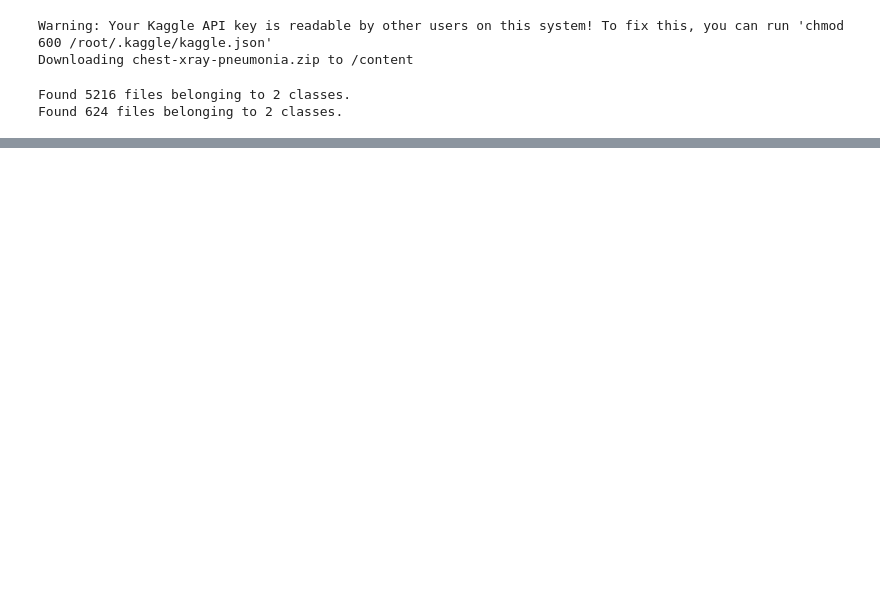
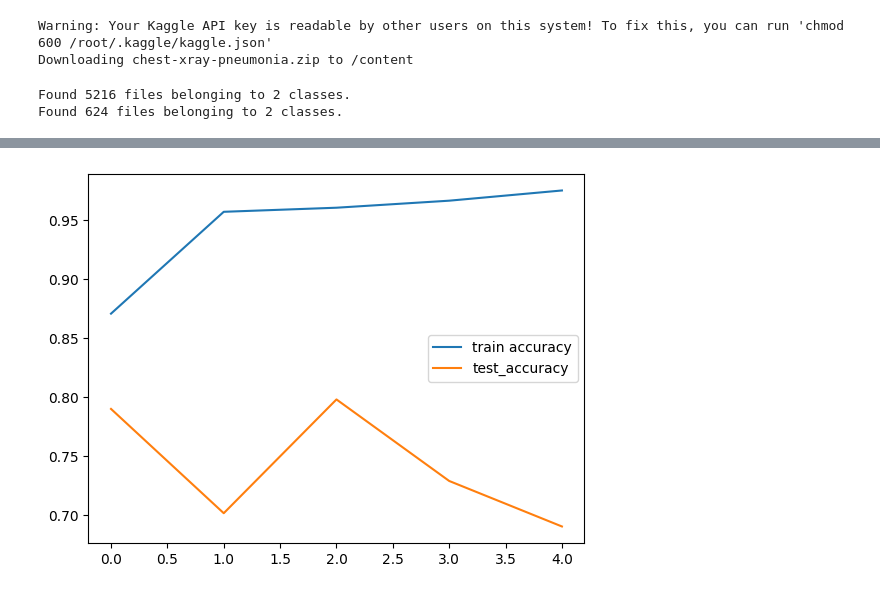
Before and after one commit to forbiddenvelocity/pneumonia-ai, a Jupyter notebook: Pnuemonia_Detection.ipynb, the cells around one changed output, grey strips where cells are left out. Drawn from its saved outputs; the diff is of its cells as text; code cells hidden in the pictures; blank space fills up the shorter version.

```diff
--- a/Pnuemonia_Detection.ipynb
+++ b/Pnuemonia_Detection.ipynb
@@ -28,7 +28,7 @@ train_ds = keras.utils.image_dataset_from_directory(
     labels='inferred',
     label_mode = 'int',
     batch_size=32,
-    image_size=(256,256)
+    image_size=(100,100)
 )
 
 validation_ds = keras.utils.image_dataset_from_directory(
@@ -36,14 +36,14 @@ validation_ds = keras.utils.image_dataset_from_directory(
     labels='inferred',
     label_mode = 'int',
     batch_size=32,
-    image_size=(256,256)
+    image_size=(100,100)
 )
 # %% [output]
 Found 5216 files belonging to 2 classes.
 Found 624 files belonging to 2 classes.
 # %%
 def process(image,label):
-    image = tf.cast(image/255. ,tf.float32)
+    image = tf.cast(image/100. ,tf.float32)
     return image,label
 
 train_ds = train_ds.map(process)
@@ -85,3 +67,16 @@ model.add(Dense(1,activation='sigmoid'))
+# %%
+model = Sequential([
+    Conv2D(32, 3, input_shape=(100,100,3), activation='relu'),
+    MaxPooling2D(),
+    Conv2D(16, 3, activation='relu'),
+    MaxPooling2D(),
+    Conv2D(16, 3, activation='relu'),
+    MaxPooling2D(),
+    Flatten(),
+    Dense(512, activation='relu'),
+    Dense(256, activation='relu'),
+    Dense(1, activation='sigmoid')
+])
 # %%
 model.summary()
 # %% [output]
@@ -105,5 +100,5 @@ _________________________________________________________________
 # %%
 model.compile(optimizer = 'adam', loss=tf.keras.losses.BinaryCrossentropy(), metrics=['accuracy'])
 # %%
-model.fit(train_ds,epochs=10,validation_data=validation_ds)
+model.fit(train_ds,epochs=5,validation_data=validation_ds)
 # %% [output]
@@ -110,0 +116,7 @@ Epoch 1/10
+# %%
+plt.plot(model.history.history['accuracy'], label = 'train accuracy')
+plt.plot(model.history.history['val_accuracy'],label = 'test_accuracy')
+plt.legend()
+plt.show()
+# %% [output]
+[figure, added]
```
Also changed, not shown: parts of 10 cells of this notebook.
